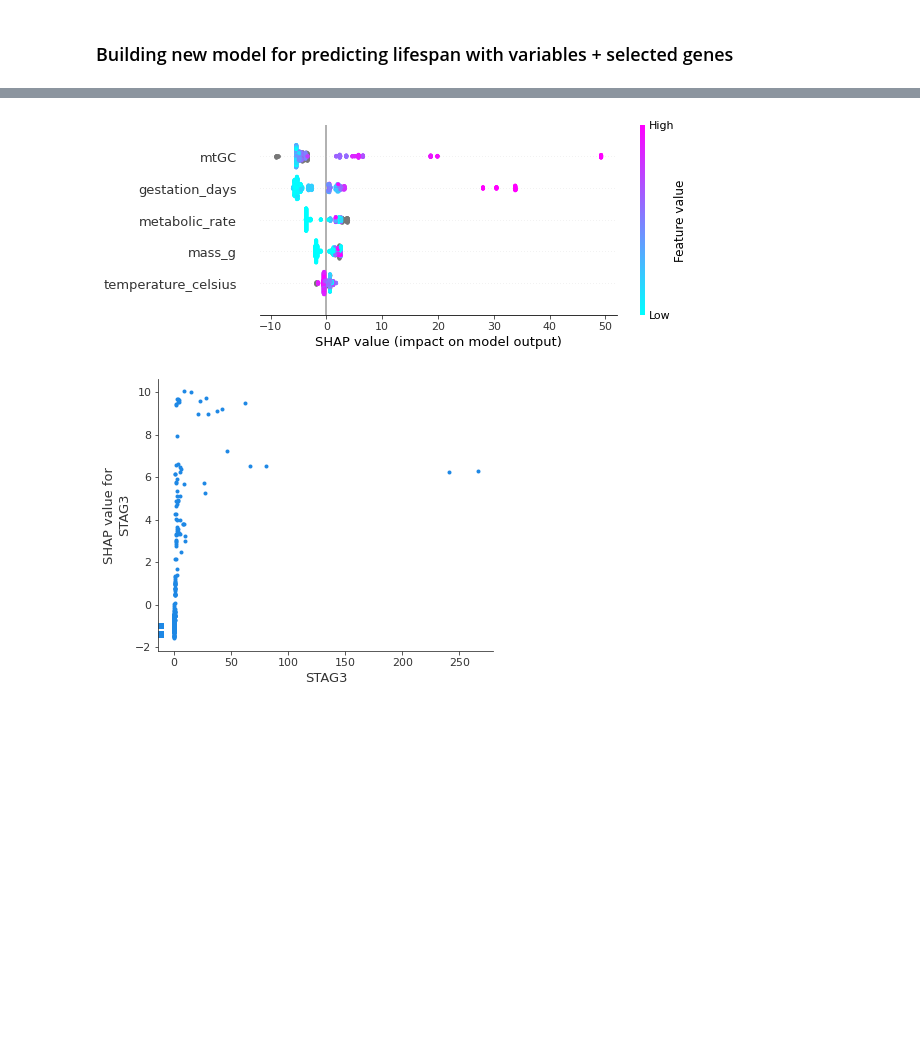
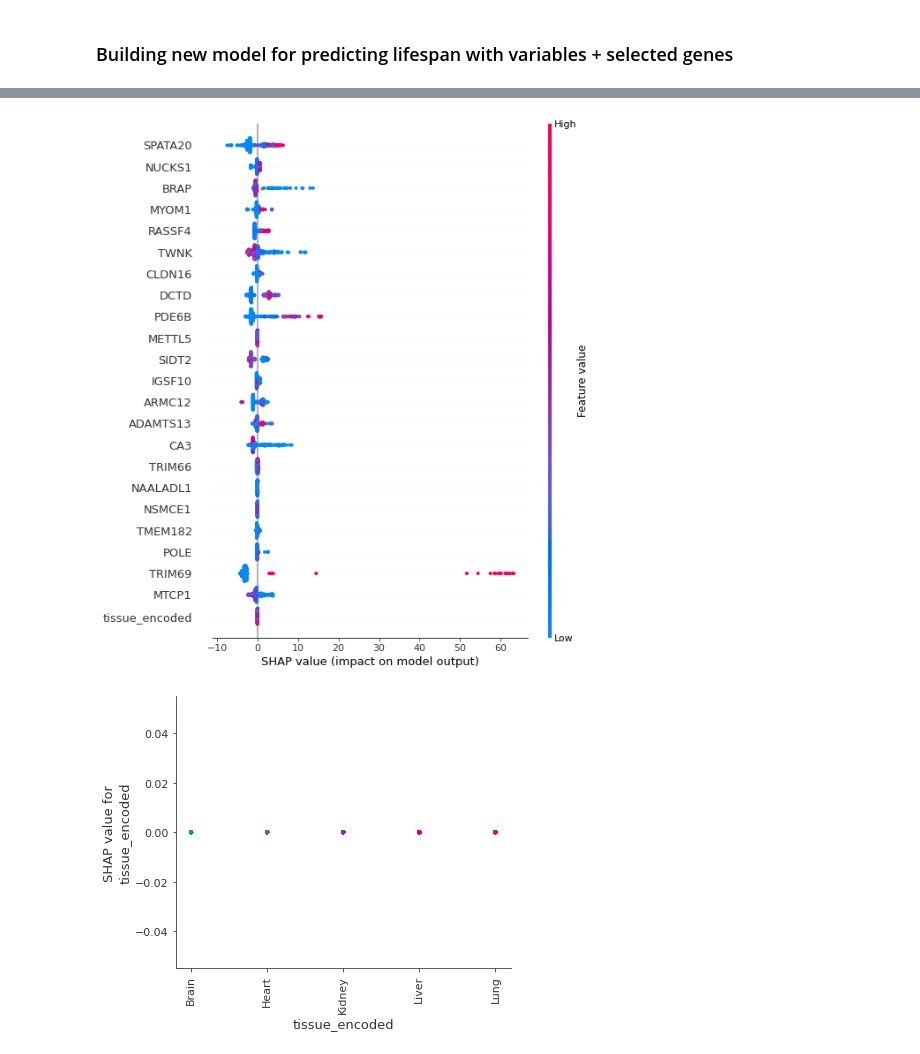
Before and after one commit to antonkulaga/yspecies, a Jupyter notebook: notebooks/2_gbm_explanation.ipynb, the cells around one changed output, grey strips where cells are left out. Cells and saved outputs as stored; diff of their text form; code cells hidden in the pictures; blank space fills up the shorter version.

```diff
--- a/notebooks/2_gbm_explanation.ipynb
+++ b/notebooks/2_gbm_explanation.ipynb
@@ -87,3 +71,0 @@ Number of samples 445
-# %%
-species_data = pd.read_csv('/data/sources/yspecies/data/interim/vlada/cross_species_df_merged.csv', low_memory=False)
-species_data.shape
@@ -337,14 +371,4 @@ def get_predictions(label_to_predict, ids=None):
     return shap_values, feature_df, features_weighted
 # %% [markdown]
 ### Get list of selected genes for each variable
-# %%
-lifespan_weighted_features = []
-lifespan_shap_values = []
-lifespan_dataframes = []
-
-for label in ['gestation_days', 'max_lifespan', 'mass_g', 'temperature_celsius', 'metabolic_rate', 'mtGC']:
-    shap_values, feature_df, weighted_features = get_predictions(label)
-    lifespan_weighted_features += weighted_features
-    lifespan_shap_values.append(shap_values)
-    lifespan_dataframes.append(feature_df)
 # %%
@@ -381,37 +444,44 @@ pd.DataFrame(list(aggregated_list_of_features.values())).sort_values(by=['name']
 # %%
-def get_interactions_by_selected_features(ids, label_to_predict, features='genes'):
-    species_data = pd.read_csv('cross_species_df_merged.csv', low_memory=False)
+def get_interactions_by_selected_features(path_to_data, label_to_predict, features):
+    species_data = pd.read_csv(path_to_data, low_memory=False)
+    species_data['mtGC'] = [mtgc_dict[name] if name in mtgc_dict else None for name in species_data['common_name'].values]
 
     # remove other features (redundant and those that correlate with target)
     cols_to_delete = []
     for column in list(species_data.columns):
         if features == 'genes':
-            if column not in ids and column not in ['max_lifespan', 'tissue']:
+            if not column.isupper() and column not in ['tissue','max_lifespan']:
                 cols_to_delete.append(column)
         if features == 'variables':
-            if column not in ['gestation_days', 'max_lifespan', 'mass_g', 'temperature_celsius', 'metabolic_rate', 'mtGC']:
+            if not column.isupper() and column not in ['C6orf89', 'gestation_days', 'max_lifespan', 'mass_g', 'temperature_celsius', 'metabolic_rate', 'mtGC']:
                 cols_to_delete.append(column)
 
+    #species_data = species_data.drop(cols_to_delete+['PIP4K2B', 'GNL1', 'YTHDC1'], axis=1)
     species_data = species_data.drop(cols_to_delete, axis=1)
-    #print(species_data['tissue'].value_counts())
+
     species_data = species_data[(~pd.isnull(species_data[label_to_predict]))] # select only row where target is set
-    #species_data = species_data.dropna(axis=1, thresh=int(len(species_data)*0.9)) # remove all genes where percentage of NaN > 10%
 
     if features == 'genes':
-        species_data = species_data[species_data['tissue'].isin(['Lung', 'Liver', 'Kidney', 'Brain', 'Blood', 'Heart', 'Skin'])] # remove underrepresented tissues
-        species_data = encode_tissues(species_data)
+        if 'tissue' in species_data.columns:
+            species_data = species_data[species_data['tissue'].isin(TISSUES_LIST)] # remove underrepresented tissues
+            species_data = encode_tissues(species_data)
         feature_df, X, Y, index_of_categorical = split_to_X_and_Y(species_data, label_to_predict)
         model = regression_for_interaction(feature_df, Y, index_of_categorical)
 
     if features == 'variables':
+        if 'tissue' in species_data.columns:
+            species_data = species_data[species_data['tissue'].isin(TISSUES_LIST)] # remove underrepresented tissues
+            species_data = encode_tissues(species_data)
+
         feature_df, X, Y, index_of_categorical = split_to_X_and_Y(species_data, label_to_predict)
         model = regression_for_interaction(feature_df, Y, index_of_categorical)
 
-    print('R^2', calculate_metrics(model.predict(feature_df), Y))
+
+    print('R^2', calculate_metrics(model.predict(feature_df,  return_contrib=True), Y))
     explainer = shap.TreeExplainer(model)
     interaction_values = explainer.shap_interaction_values(feature_df)
     shap_values = explainer.shap_values(feature_df)
 
-    return shap_values, interaction_values, feature_df
+    return shap_values, interaction_values, feature_df, explainer, Y
 # %%
-shap_values, interaction_values, df = get_interactions_by_selected_features(list(aggregated_list_of_features.keys()), 'max_lifespan', features='genes')
+shap_values, interaction_values, df, explainer, Y = get_interactions_by_selected_features('5_tissues_new_set_Rodrigo.csv', 'max_lifespan', 'genes')
@@ -466,10 +528,10 @@ import matplotlib.pyplot as plt
 # %%
 #shap.summary_plot('mass_g', shap_values, df)
-shap.summary_plot(shap_values, df, feature_names=shap_feature_names, sort=True, plot_type='dot', max_display=30, show=False)
+shap.summary_plot(shap_values, df, feature_names=shap_feature_names, sort=False, plot_type='dot', max_display=25, show=False)
 # %% [output]
-[figure, old version]
+[figure, new version]
 # %%
-shap.dependence_plot("STAG3", shap_values, df, interaction_index=None, feature_names=shap_feature_names, display_features=X_display)
+shap.dependence_plot("tissue_encoded", shap_values, df, interaction_index="tissue_encoded", feature_names=shap_feature_names, display_features=X_display)
 # %% [output]
-[figure, old version]
+[figure, new version]
 # %%
```
Also changed, not shown: parts of 32 cells of this notebook, 3 other files.
